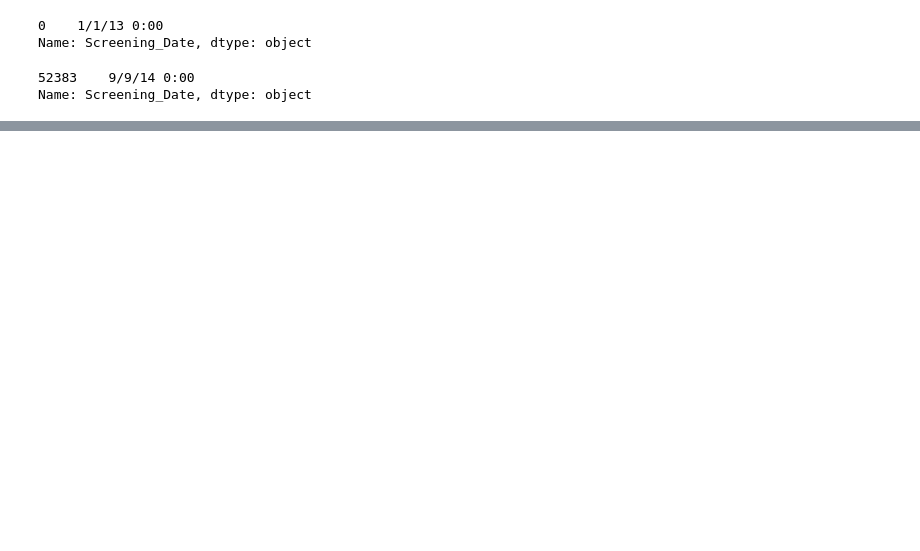
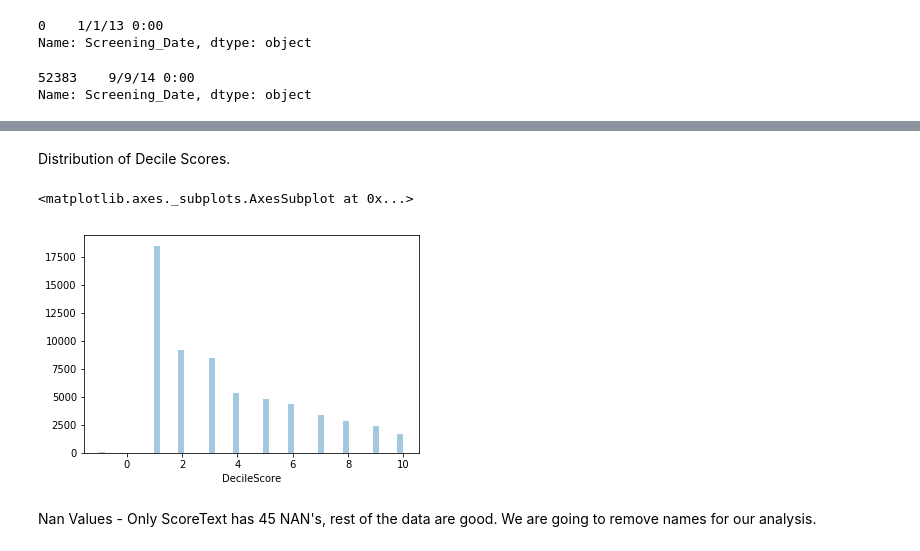
Before and after one commit to kpratikin/Credit-Card-Fraud, a Jupyter notebook: ML_Project.ipynb, the cells around one changed output, grey strips where cells are left out. Saved outputs shown, nothing was run; the diff lists cells and outputs as text; code cells hidden in the pictures; blank space fills up the shorter version.

```diff
--- a/ML_Project.ipynb
+++ b/ML_Project.ipynb
@@ -204,0 +216,9 @@ Name: Screening_Date, dtype: object
+# %% [markdown]
+Distribution of Decile Scores.
+# %%
+sns.distplot(df.DecileScore,kde=False)
+# %% [output]
+<matplotlib.axes._subplots.AxesSubplot at 0x...>
+[figure, added]
+# %% [markdown]
+Nan Values - Only ScoreText has 45 NAN's, rest of the data are good. We are going to remove names for our analysis.
```
Also changed, not shown: parts of 15 cells of this notebook.
